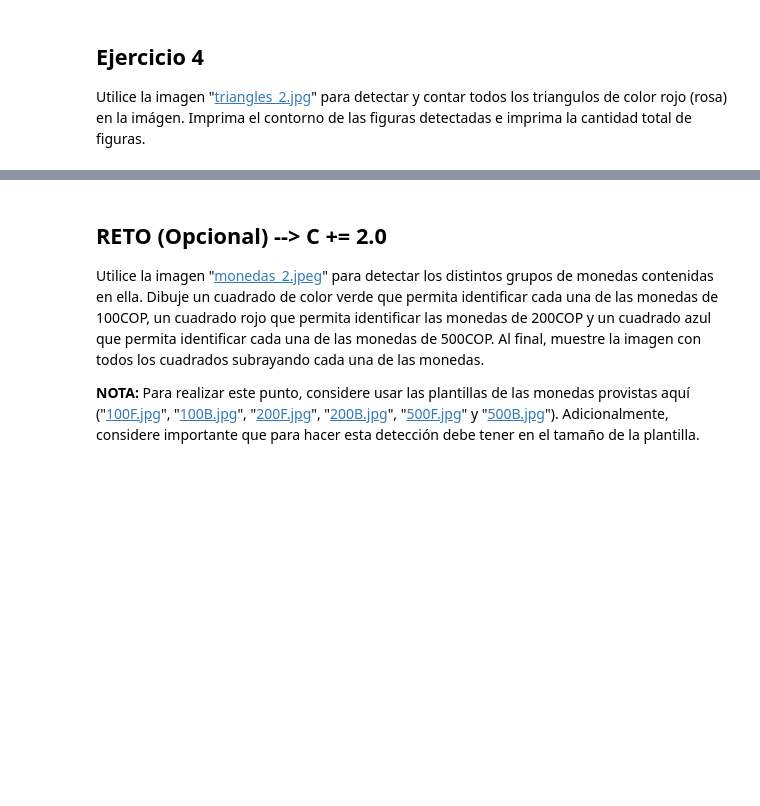
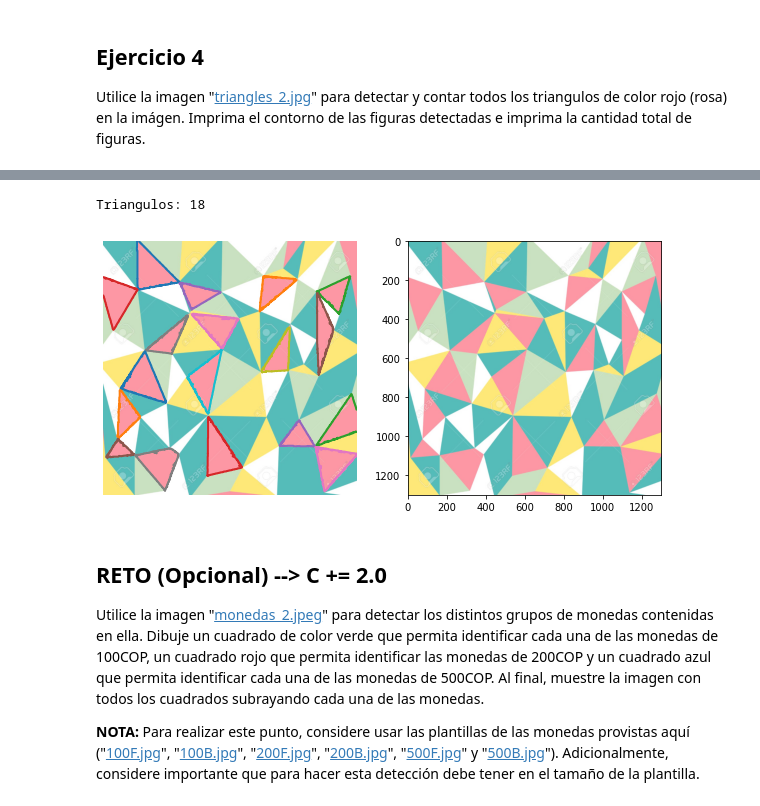
Before and after one commit to villa1997/ReconocimientoPatrones, a Jupyter notebook: Entregables/E3_RP.ipynb, the cells around one changed output, grey strips where cells are left out. Drawn from its saved outputs; the diff is of its cells as text; code cells hidden in the pictures; blank space fills up the shorter version.

```diff
--- a/Entregables/E3_RP.ipynb
+++ b/Entregables/E3_RP.ipynb
@@ -167,3 +160,38 @@ Circulos: 0
+# %%
+img_c = cv2.imread('/content/drive/MyDrive/ReconocimientoDePatrones-20222/Seguimientos/Detacción_Y_Metricas/images/triangles_2.jpg',0)
+img_Original = cv2.imread('/content/drive/MyDrive/ReconocimientoDePatrones-20222/Seguimientos/Detacción_Y_Metricas/images/triangles_2.jpg',1)
+
+
+rojoBajo = np.array([175, 0, 20], np.uint8)
+rojoAlto = np.array([180, 255, 255], np.uint8)
+imageHSV = cv2.cvtColor(img_Original, cv2.COLOR_BGR2HSV)
+maskRojo = cv2.inRange(imageHSV, rojoBajo, rojoAlto)
+
+# Find contours at a constant value of 0.8
+
+contours = measure.find_contours(maskRojo, 0.8)
+
+# Display the image and plot all contours found
+fig, (ax, ax2) = plt.subplots(ncols=2 ,figsize = (10,10))
+ax.imshow(cv2.cvtColor(img_Original, cv2.COLOR_BGR2RGB))
+
+Triangulos = 0
+
+for n, contour in enumerate(contours):
+    coords = approximate_polygon(contour, tolerance=60)
+    if len(coords)-1 == 3:
+      ax.plot(contour[:, 1], contour[:, 0], linewidth=2)
+      Triangulos += 1
+
+print('Triangulos:', Triangulos)
+
+ax2.imshow(cv2.cvtColor(img_Original, cv2.COLOR_BGR2RGB) )
+ax.set_axis_off()
+
+plt.show()
+# %% [output]
+Triangulos: 18
+[figure, added]
 # %% [markdown]
 ## **RETO (Opcional) --> C += 2.0**
 
```
Also changed, not shown: parts of 8 cells of this notebook.
